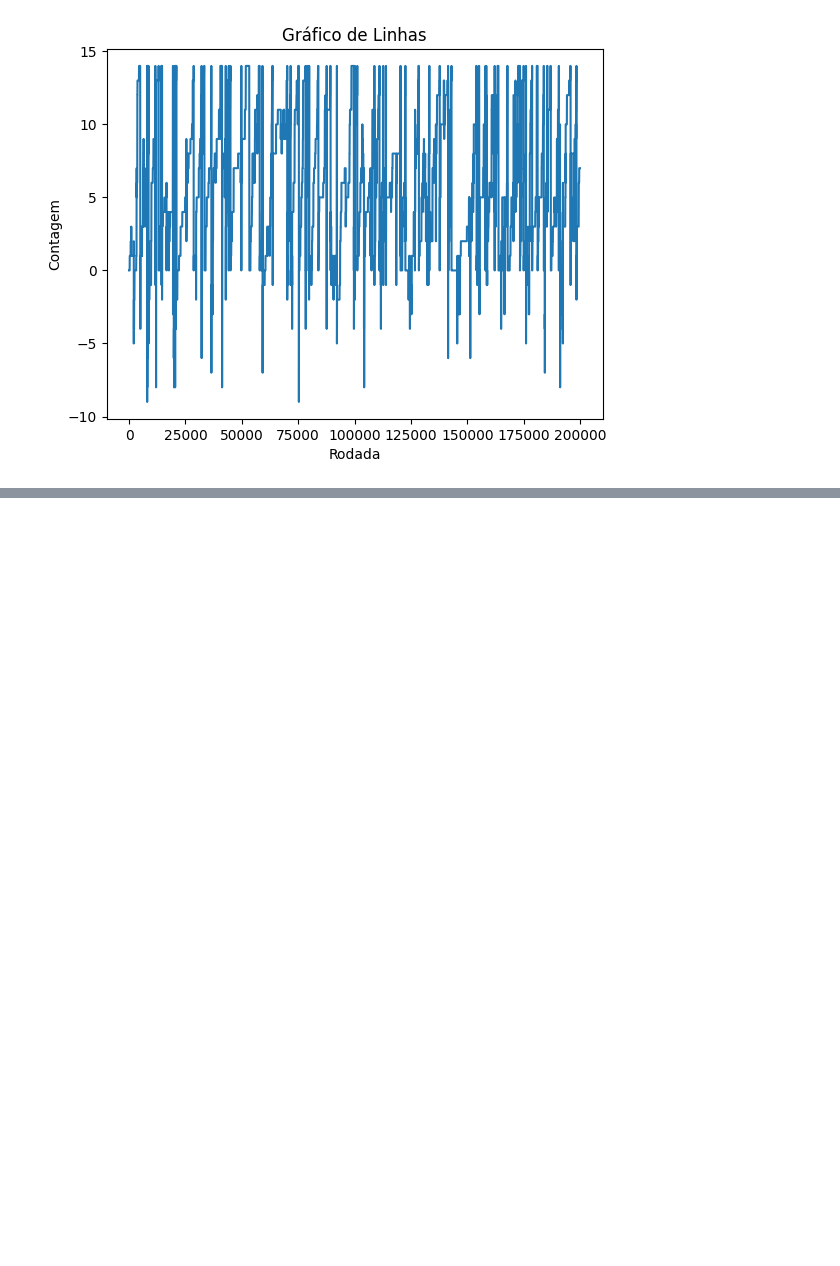
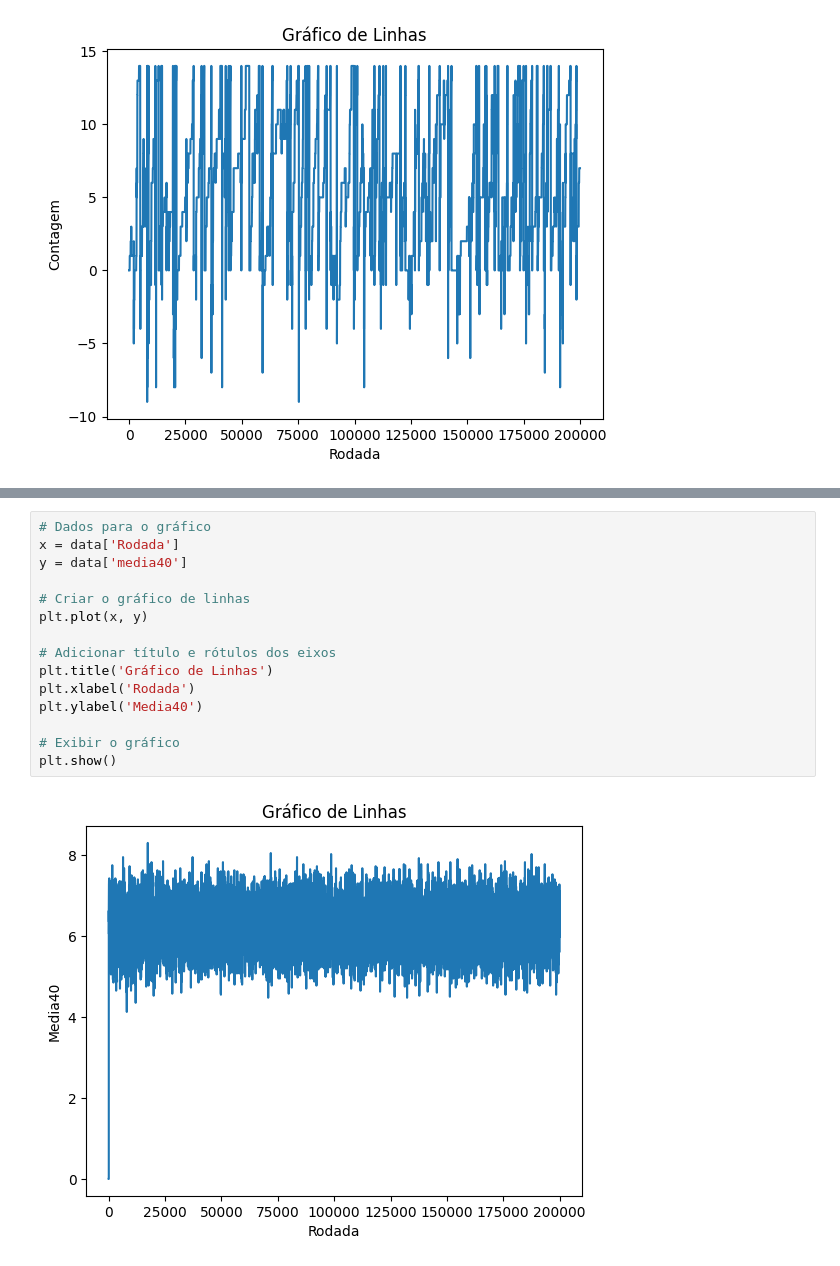
Before and after one commit to oziieljuniior/Out, a Jupyter notebook: Colab_Notebooks/Order/exe2.ipynb, the cells around one changed output, grey strips where cells are left out. Drawn from its saved outputs; the diff is of its cells as text; blank space fills up the shorter version.

```diff
--- a/Colab_Notebooks/Order/exe2.ipynb
+++ b/Colab_Notebooks/Order/exe2.ipynb
@@ -216,0 +272,17 @@ plt.show()
+# %%
+# Dados para o gráfico
+x = data['Rodada']
+y = data['media40']
+
+# Criar o gráfico de linhas
+plt.plot(x, y)
+
+# Adicionar título e rótulos dos eixos
+plt.title('Gráfico de Linhas')
+plt.xlabel('Rodada')
+plt.ylabel('Media40')
+
+# Exibir o gráfico
+plt.show()
+# %% [output]
+[figure, added]
```
Also changed, not shown: parts of 11 cells of this notebook.
